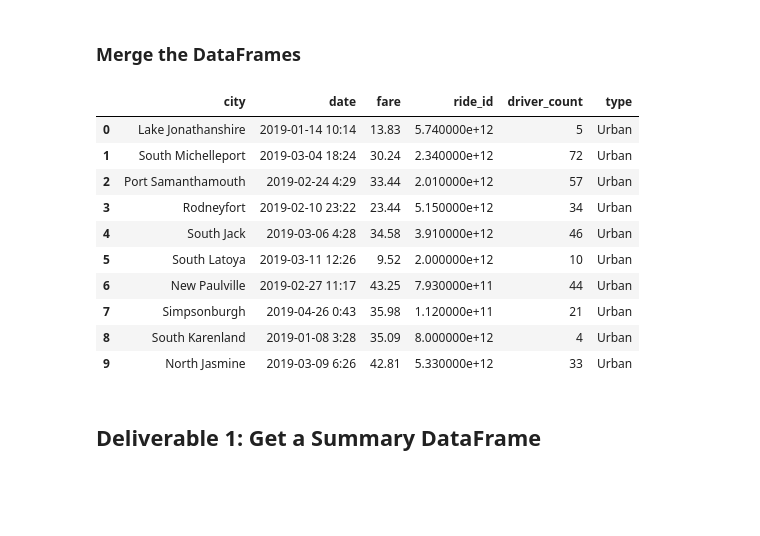
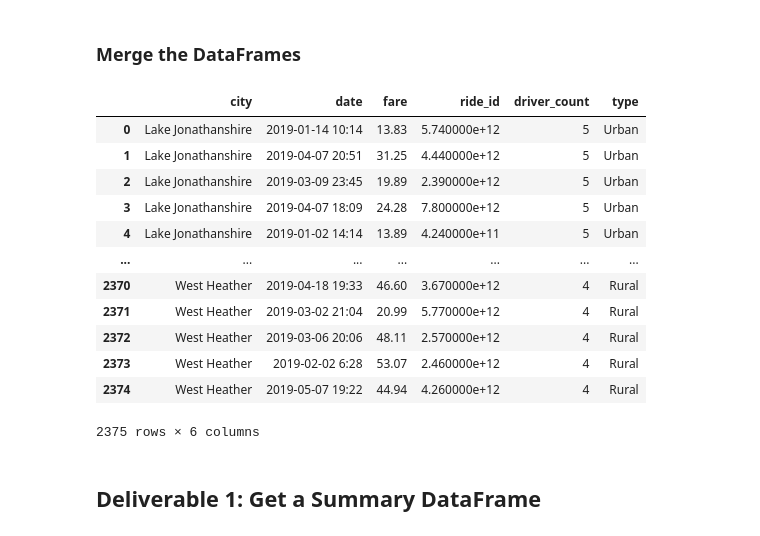
Before and after one commit to Asmaamkawi/PyBer_Analysis, a Jupyter notebook: PyBer_Challenge_starter_code.ipynb, the cells around one changed output. Saved outputs shown, nothing was run; the diff lists cells and outputs as text; code cells hidden in the pictures; blank space fills up the shorter version.

```diff
--- a/PyBer_Challenge_starter_code.ipynb
+++ b/PyBer_Challenge_starter_code.ipynb
@@ -20,19 +20,21 @@ ride_data_df = pd.read_csv(ride_data_to_load)
 ### Merge the DataFrames
 # %%
 # Combine the data into a single dataset
-pyber_data_df = pd.merge(ride_data_df, city_data_df, how="left", on=["city", "city"])
+pyber_data_df = pd.merge(ride_data_df, city_data_df, how="inner", on=["city", "city"])
 
 # Display the data table for preview
-pyber_data_df.head(10)
+pyber_data_df
 # %% [output]
 |  | city | date | fare | ride_id | driver_count | type |
 | 0 | Lake Jonathanshire | 2019-01-14 10:14 | 13.83 | 5.740000e+12 | 5 | Urban |
-| 1 | South Michelleport | 2019-03-04 18:24 | 30.24 | 2.340000e+12 | 72 | Urban |
-| 2 | Port Samanthamouth | 2019-02-24 4:29 | 33.44 | 2.010000e+12 | 57 | Urban |
-| 3 | Rodneyfort | 2019-02-10 23:22 | 23.44 | 5.150000e+12 | 34 | Urban |
-| 4 | South Jack | 2019-03-06 4:28 | 34.58 | 3.910000e+12 | 46 | Urban |
-| 5 | South Latoya | 2019-03-11 12:26 | 9.52 | 2.000000e+12 | 10 | Urban |
-| 6 | New Paulville | 2019-02-27 11:17 | 43.25 | 7.930000e+11 | 44 | Urban |
-| 7 | Simpsonburgh | 2019-04-26 0:43 | 35.98 | 1.120000e+11 | 21 | Urban |
-| 8 | South Karenland | 2019-01-08 3:28 | 35.09 | 8.000000e+12 | 4 | Urban |
-| 9 | North Jasmine | 2019-03-09 6:26 | 42.81 | 5.330000e+12 | 33 | Urban |
+| 1 | Lake Jonathanshire | 2019-04-07 20:51 | 31.25 | 4.440000e+12 | 5 | Urban |
+| 2 | Lake Jonathanshire | 2019-03-09 23:45 | 19.89 | 2.390000e+12 | 5 | Urban |
+| 3 | Lake Jonathanshire | 2019-04-07 18:09 | 24.28 | 7.800000e+12 | 5 | Urban |
+| 4 | Lake Jonathanshire | 2019-01-02 14:14 | 13.89 | 4.240000e+11 | 5 | Urban |
+| ... | ... | ... | ... | ... | ... | ... |
+| 2370 | West Heather | 2019-04-18 19:33 | 46.60 | 3.670000e+12 | 4 | Rural |
+| 2371 | West Heather | 2019-03-02 21:04 | 20.99 | 5.770000e+12 | 4 | Rural |
+| 2372 | West Heather | 2019-03-06 20:06 | 48.11 | 2.570000e+12 | 4 | Rural |
+| 2373 | West Heather | 2019-02-02 6:28 | 53.07 | 2.460000e+12 | 4 | Rural |
+| 2374 | West Heather | 2019-05-07 19:22 | 44.94 | 4.260000e+12 | 4 | Rural |
+2375 rows × 6 columns
```
Also changed, not shown: parts of 2 cells of this notebook, 1 other file.
